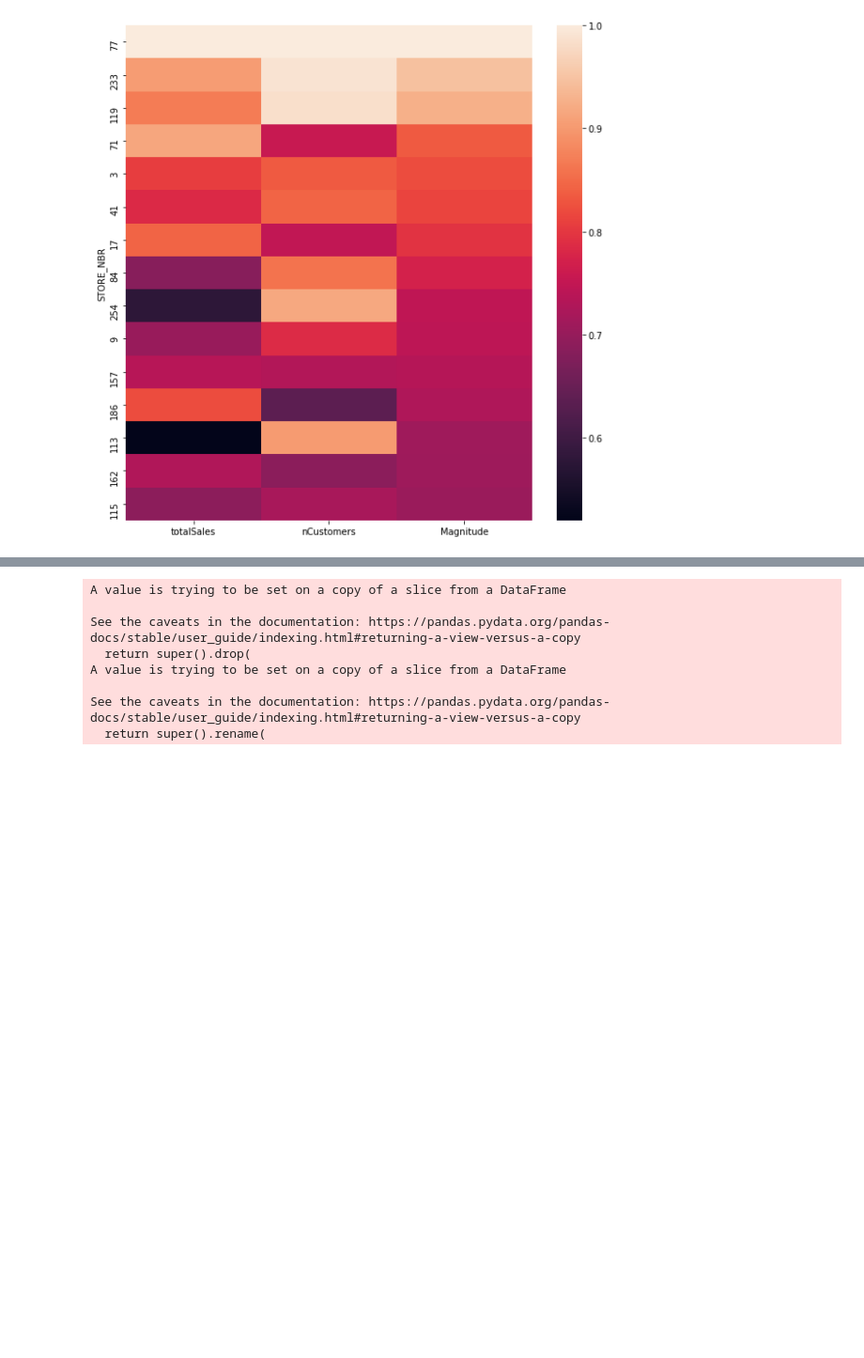
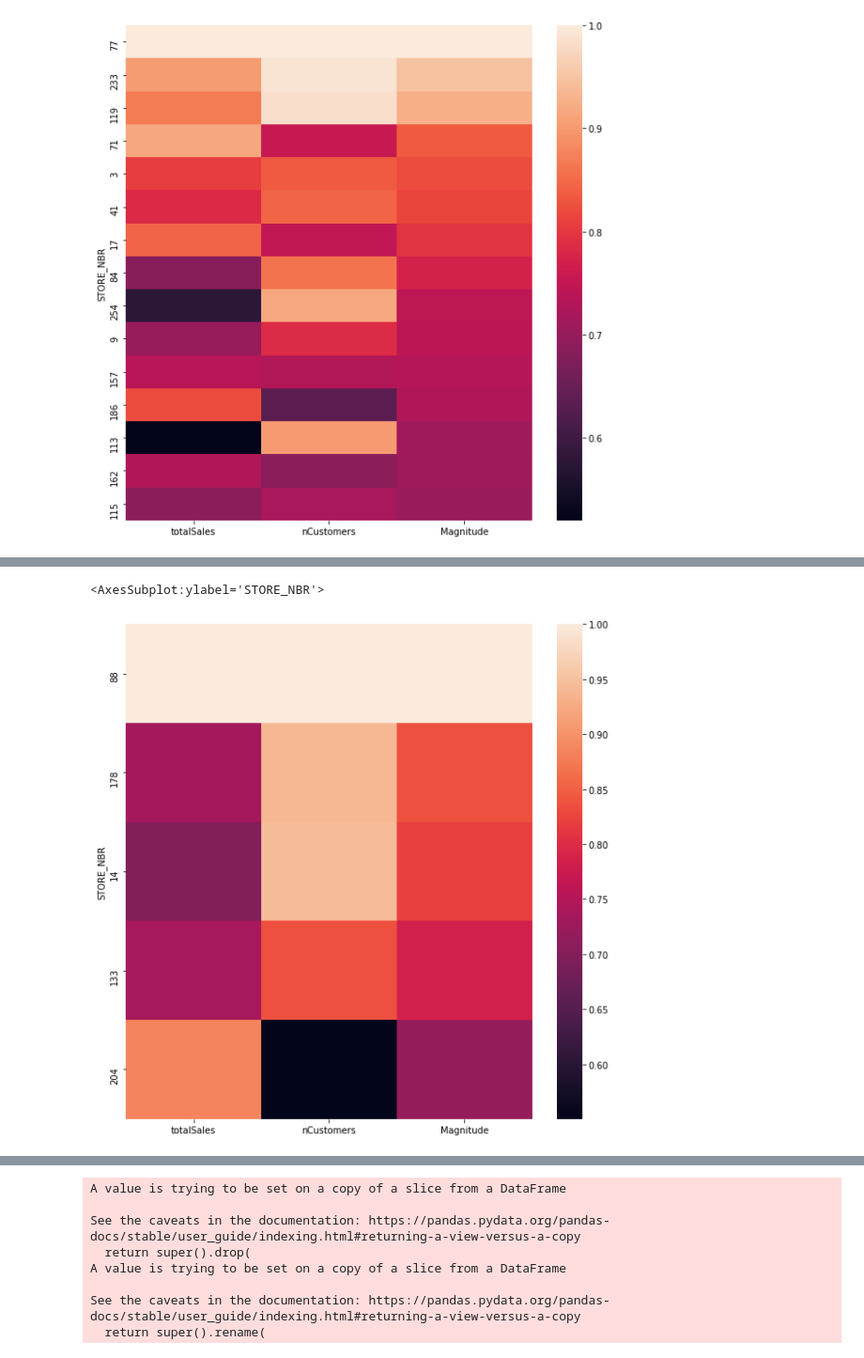
Before and after one commit to o0yr0o/Quantium-Virtual-Project, a Jupyter notebook: task2.ipynb, the cells around one changed output, grey strips where cells are left out. Shown at 94% size. Saved outputs shown, nothing was run; the diff lists cells and outputs as text; code cells hidden in the pictures; blank space fills up the shorter version.

```diff
--- a/task2.ipynb
+++ b/task2.ipynb
@@ -323,0 +319,3 @@ pretrial
+# %%
+corr88 = Correlation(88).sort_values(['Magnitude'], ascending=False).dropna()
+corr88.head()
@@ -323,0 +330,6 @@ pretrial
+# %%
+plt.figure(figsize=(10,10))
+sb.heatmap(corr88[corr88['Magnitude'] > 0.7])
+# %% [output]
+<AxesSubplot:ylabel='STORE_NBR'>
+[figure, added]
```
Also changed, not shown: parts of 70 cells of this notebook.
